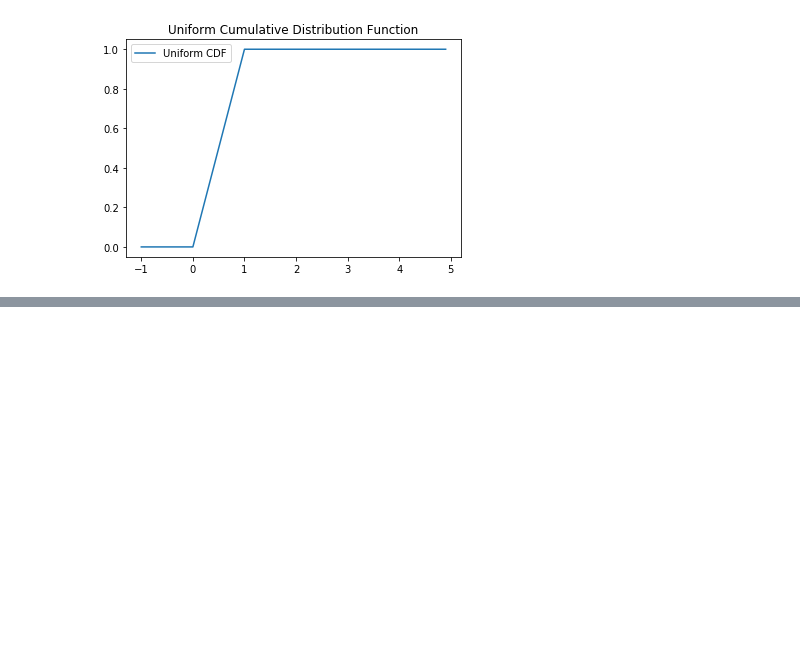
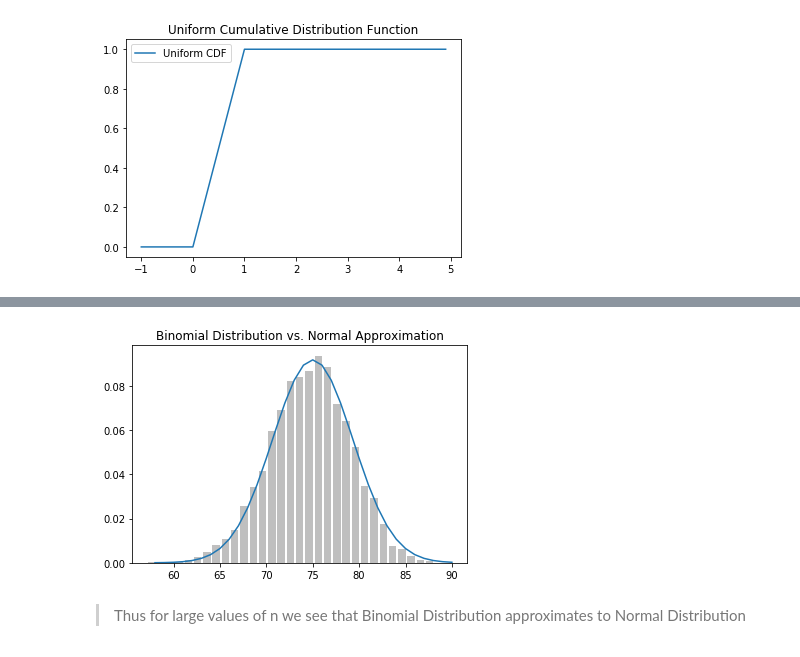
Before and after one commit to Harisanthosh/ML_101, a Jupyter notebook: Probability Overview.ipynb, the cells around one changed output, grey strips where cells are left out. Saved outputs shown, nothing was run; the diff lists cells and outputs as text; code cells hidden in the pictures; blank space fills up the shorter version.

```diff
--- a/Probability Overview.ipynb
+++ b/Probability Overview.ipynb
@@ -119,0 +155,9 @@ plt.show()
+# %%
+#Using Python 3.8 Features xD
+def bernoulli_trial(p: float) -> int:
+    """Returns 1 with probability p and 0 with probability 1-p"""
+    return 1 if random.random() < p else 0
+
+def binomial(n: int, p: float) -> int:
+    """Returns the sum of n bernoulli(p) trials"""
+    return sum(bernoulli_trial(p) for _ in range(n))
@@ -119,0 +166,27 @@ plt.show()
+# %%
+def binomial_histogram(p: float, n: int, num_points: int) -> None:
+    """Picks points from a Binomial(n, p) and plots their histogram"""
+    data = [binomial(n, p) for _ in range(num_points)]
+
+    # use a bar chart to show the actual binomial samples
+    histogram = Counter(data)
+    plt.bar([x - 0.4 for x in histogram.keys()],
+            [v / num_points for v in histogram.values()],
+            0.8,
+            color='0.75')
+
+    mu = p * n
+    sigma = math.sqrt(n * p * (1 - p))
+
+    # use a line chart to show the normal approximation
+    xs = range(min(data), max(data) + 1)
+    ys = [normal_cdf(i + 0.5, mu, sigma) - normal_cdf(i - 0.5, mu, sigma)
+          for i in xs]
+    plt.plot(xs,ys)
+    plt.title("Binomial Distribution vs. Normal Approximation")
+# %%
+binomial_histogram(0.75,100,10000)
+# %% [output]
+[figure, added]
+# %% [markdown]
+> Thus for large values of n we see that Binomial Distribution approximates to Normal Distribution
```
Also changed, not shown: parts of 8 cells of this notebook.
